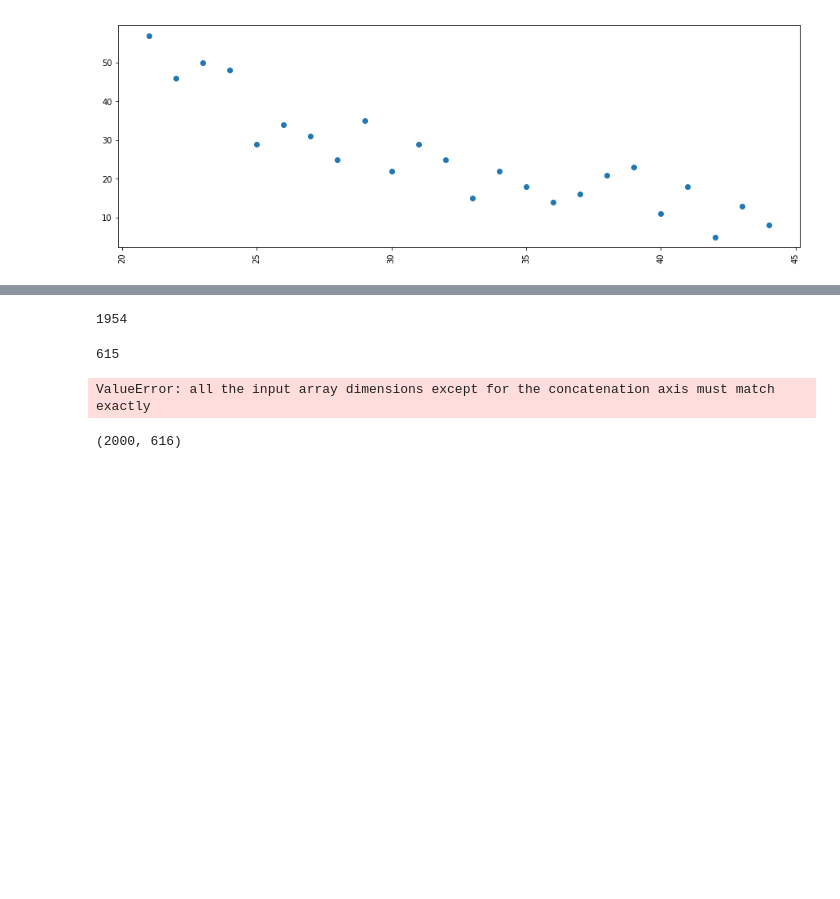
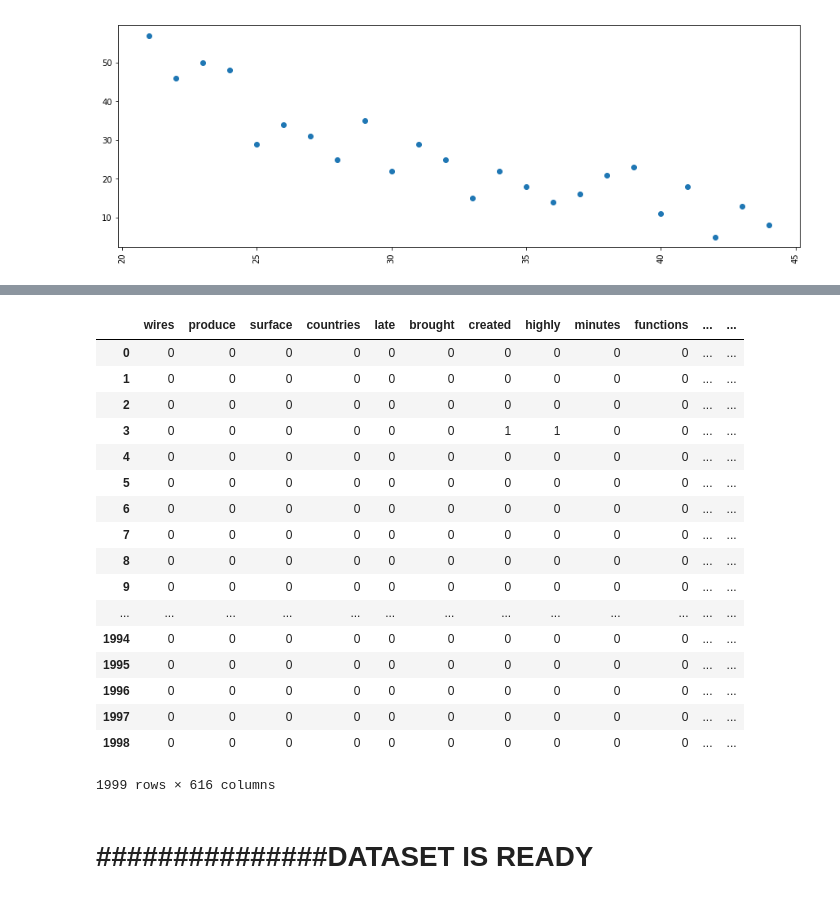
Before and after one commit to deepakmeena635/ml, a Jupyter notebook: Text_Classification/Text_classification.ipynb, the cells around one changed output, grey strips where cells are left out. Cells and saved outputs as stored; diff of their text form; code cells hidden in the pictures; blank space fills up the shorter version.

Commit message:
dataset Done

```diff
--- a/Text_Classification/Text_classification.ipynb
+++ b/Text_Classification/Text_classification.ipynb
@@ -173,16 +171,29 @@ np.savetxt("testing.csv",filess, delimiter=",",fmt= "%1.0f")
-# %%
-len(fsd.keys())
-# %% [output]
-1954
-# %%
-len(dick)
-# %% [output]
-615
-# %%
-np.append([[]],[[1,2,3,4]],axis=0)
-# %% [output]
-ValueError: all the input array dimensions except for the concatenation axis must match exactly
-# %%
-filess.shape
-# %% [output]
-(2000, 616)
+# %%
+np.savetxt("testing.csv",filess, delimiter=",",fmt= "%1.0d")
+df = pd.read_csv("C:\\Users\\dkm\\pySpace\\PROJECTS\\ml\\Text_Classification\\testing.csv")
+df = df.drop((df.columns)[0],axis=1 )
+df.columns = [i for i,j in  dick ]
+df['Y_Catagory'] = [j for i,j in data[1:len(data)]]
+# %%
+df
+# %% [output]
+|  | wires | produce | surface | countries | late | brought | created | highly | minutes | functions | ... | ... |
+| 0 | 0 | 0 | 0 | 0 | 0 | 0 | 0 | 0 | 0 | 0 | ... | ... |
+| 1 | 0 | 0 | 0 | 0 | 0 | 0 | 0 | 0 | 0 | 0 | ... | ... |
+| 2 | 0 | 0 | 0 | 0 | 0 | 0 | 0 | 0 | 0 | 0 | ... | ... |
+| 3 | 0 | 0 | 0 | 0 | 0 | 0 | 1 | 1 | 0 | 0 | ... | ... |
+| 4 | 0 | 0 | 0 | 0 | 0 | 0 | 0 | 0 | 0 | 0 | ... | ... |
+| 5 | 0 | 0 | 0 | 0 | 0 | 0 | 0 | 0 | 0 | 0 | ... | ... |
+| 6 | 0 | 0 | 0 | 0 | 0 | 0 | 0 | 0 | 0 | 0 | ... | ... |
+| 7 | 0 | 0 | 0 | 0 | 0 | 0 | 0 | 0 | 0 | 0 | ... | ... |
+| 8 | 0 | 0 | 0 | 0 | 0 | 0 | 0 | 0 | 0 | 0 | ... | ... |
+| 9 | 0 | 0 | 0 | 0 | 0 | 0 | 0 | 0 | 0 | 0 | ... | ... |
+| ... | ... | ... | ... | ... | ... | ... | ... | ... | ... | ... | ... | ... |
+| 1994 | 0 | 0 | 0 | 0 | 0 | 0 | 0 | 0 | 0 | 0 | ... | ... |
+| 1995 | 0 | 0 | 0 | 0 | 0 | 0 | 0 | 0 | 0 | 0 | ... | ... |
+| 1996 | 0 | 0 | 0 | 0 | 0 | 0 | 0 | 0 | 0 | 0 | ... | ... |
+| 1997 | 0 | 0 | 0 | 0 | 0 | 0 | 0 | 0 | 0 | 0 | ... | ... |
+| 1998 | 0 | 0 | 0 | 0 | 0 | 0 | 0 | 0 | 0 | 0 | ... | ... |
+1999 rows × 616 columns
+# %% [markdown]
+# ###############DATASET IS READY ###################
```
Also changed, not shown: parts of 6 cells of this notebook.
